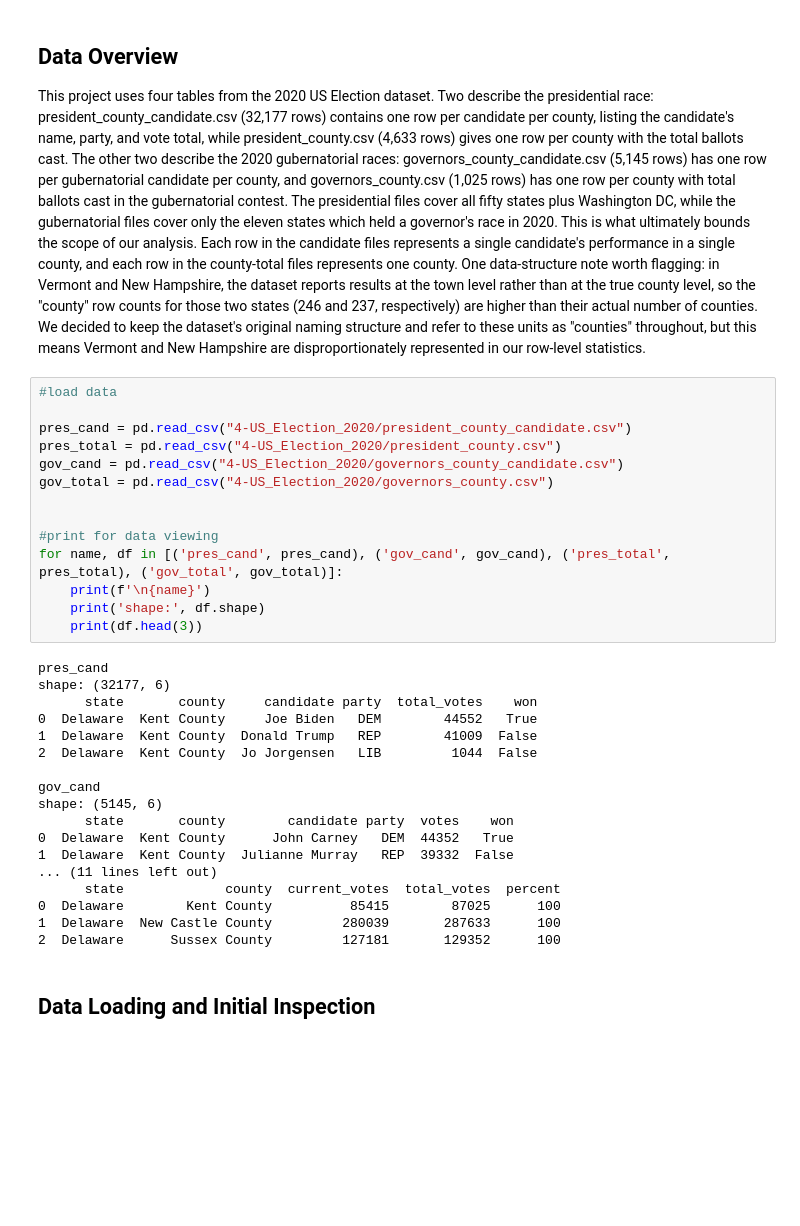
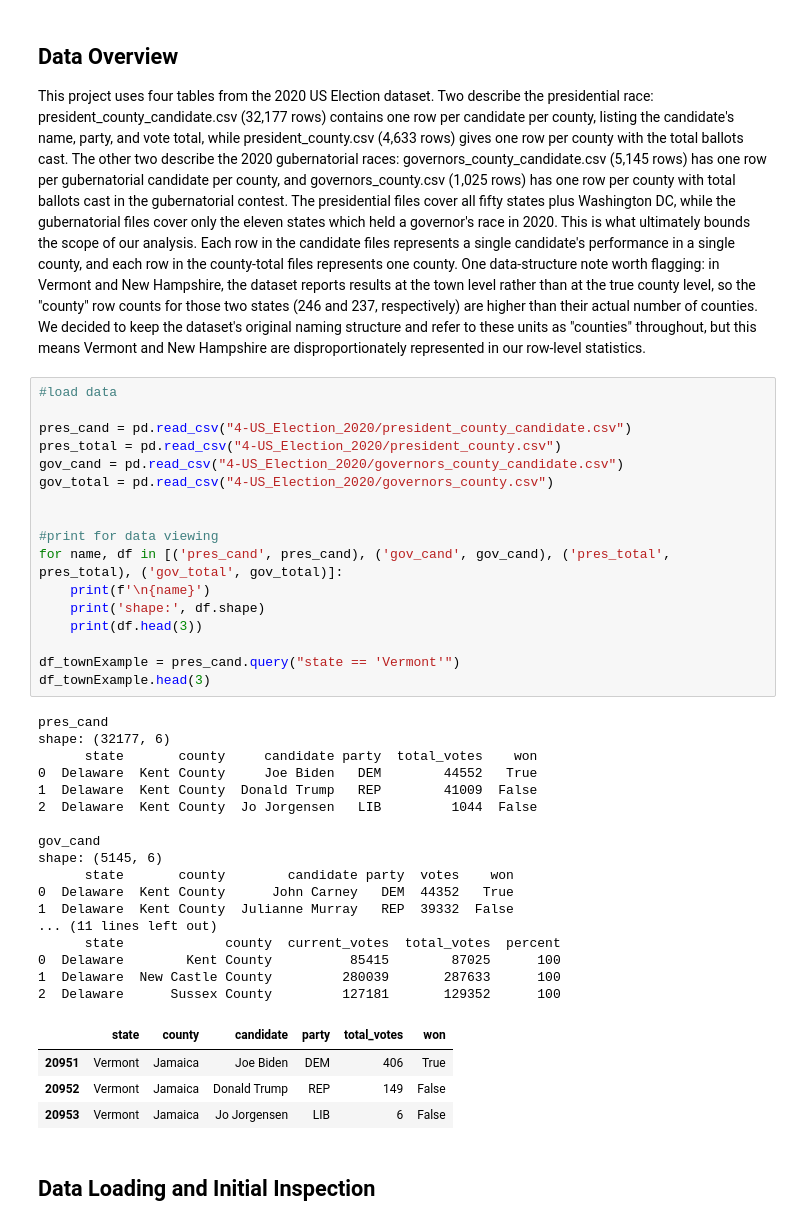
Before and after one commit to Quinn6965/DataSci151_FinalProject, a Jupyter notebook: elections_finalProject.ipynb, the cells around one changed output. Cells and saved outputs as stored; diff of their text form; blank space fills up the shorter version.

```diff
--- a/elections_finalProject.ipynb
+++ b/elections_finalProject.ipynb
@@ -39,33 +39,40 @@ This project uses four tables from the 2020 US Election dataset. Two describe th
 
 pres_cand = pd.read_csv("4-US_Election_2020/president_county_candidate.csv")
 pres_total = pd.read_csv("4-US_Election_2020/president_county.csv")
 gov_cand = pd.read_csv("4-US_Election_2020/governors_county_candidate.csv")
 gov_total = pd.read_csv("4-US_Election_2020/governors_county.csv")
 
 
 #print for data viewing
 for name, df in [('pres_cand', pres_cand), ('gov_cand', gov_cand), ('pres_total', pres_total), ('gov_total', gov_total)]:
     print(f'\n{name}')
     print('shape:', df.shape)
     print(df.head(3))
+
+df_townExample = pres_cand.query("state == 'Vermont'")
+df_townExample.head(3)
 # %% [output]
 pres_cand
 shape: (32177, 6)
       state       county     candidate party  total_votes    won
 0  Delaware  Kent County     Joe Biden   DEM        44552   True
 1  Delaware  Kent County  Donald Trump   REP        41009  False
 2  Delaware  Kent County  Jo Jorgensen   LIB         1044  False
 
 gov_cand
 shape: (5145, 6)
       state       county        candidate party  votes    won
 0  Delaware  Kent County      John Carney   DEM  44352   True
 1  Delaware  Kent County  Julianne Murray   REP  39332  False
 ... (11 lines left out)
       state             county  current_votes  total_votes  percent
 0  Delaware        Kent County          85415        87025      100
 1  Delaware  New Castle County         280039       287633      100
 2  Delaware      Sussex County         127181       129352      100
+|  | state | county | candidate | party | total_votes | won |
+| 20951 | Vermont | Jamaica | Joe Biden | DEM | 406 | True |
+| 20952 | Vermont | Jamaica | Donald Trump | REP | 149 | False |
+| 20953 | Vermont | Jamaica | Jo Jorgensen | LIB | 6 | False |
 # %% [markdown]
 ## Data Loading and Initial Inspection
 # %% [markdown]
```
Also changed, not shown: parts of 42 cells of this notebook.
